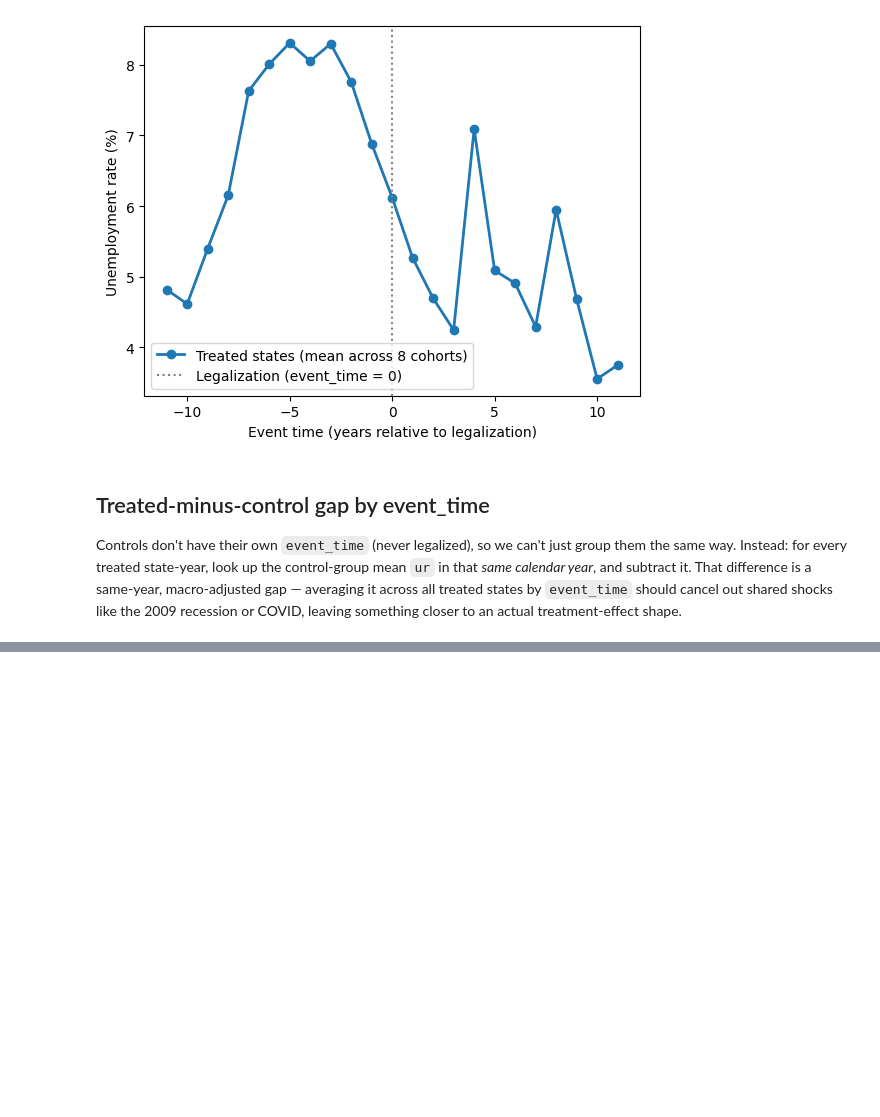
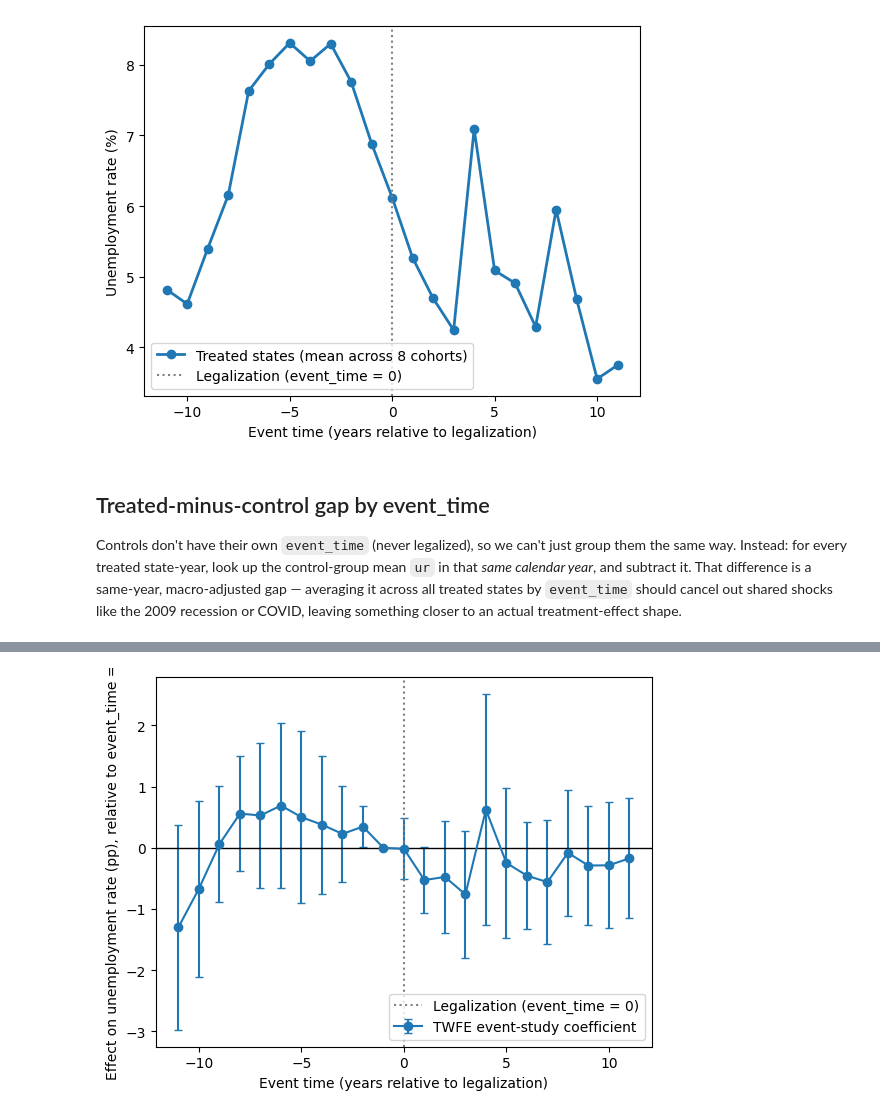
Before and after one commit to stringer-data/causal-inference-training, a Jupyter notebook: projects/01_difference_in_differences/marijuana_policy/notebooks/02_event_study.ipynb, the cells around one changed output, grey strips where cells are left out. Drawn from its saved outputs; the diff is of its cells as text; code cells hidden in the pictures; blank space fills up the shorter version.

```diff
--- a/projects/01_difference_in_differences/marijuana_policy/notebooks/02_event_study.ipynb
+++ b/projects/01_difference_in_differences/marijuana_policy/notebooks/02_event_study.ipynb
@@ -256,0 +292,10 @@ plt.show()
+# %%
+reg_panel = annual_panel.copy()
+
+is_missing_event_time = reg_panel['event_time'].isna()
+reg_panel.loc[is_missing_event_time, 'event_time_cat'] = 'control'
+
+has_event_time = ~is_missing_event_time
+reg_panel.loc[has_event_time, 'event_time_cat'] = reg_panel.loc[has_event_time, 'event_time'].astype(int).astype(str)
+
+reg_panel['event_time_cat'].value_counts()
@@ -256,0 +320,9 @@ plt.show()
+# %%
+event_time_term = 'C(event_time_cat, Treatment(reference="-1"))'
+formula = f'ur ~ C(state) + C(year) + {event_time_term}'
+
+twfe_model = smf.ols(formula, data=reg_panel).fit(
+    cov_type='cluster', cov_kwds={'groups': reg_panel['state']}
+)
+
+twfe_model.summary()
@@ -256,0 +403,27 @@ plt.show()
+# %%
+fig, ax = plt.subplots()
+
+ci_95 = 1.96 * event_study_df['se']
+
+ax.errorbar(
+    event_study_df['event_time'],
+    event_study_df['coef'],
+    yerr=ci_95,
+    fmt='o-',
+    capsize=3,
+    label='TWFE event-study coefficient',
+)
+
+zero_effect = 0
+ax.axhline(zero_effect, color='black', linewidth=1)
+
+reference_event_time = 0
+ax.axvline(reference_event_time, color='gray', linestyle=':', label='Legalization (event_time = 0)')
+
+ax.set_xlabel('Event time (years relative to legalization)')
+ax.set_ylabel('Effect on unemployment rate (pp), relative to event_time = -1')
+ax.legend()
+
+plt.show()
+# %% [output]
+[figure, added]
```
Also changed, not shown: parts of 12 cells of this notebook.
